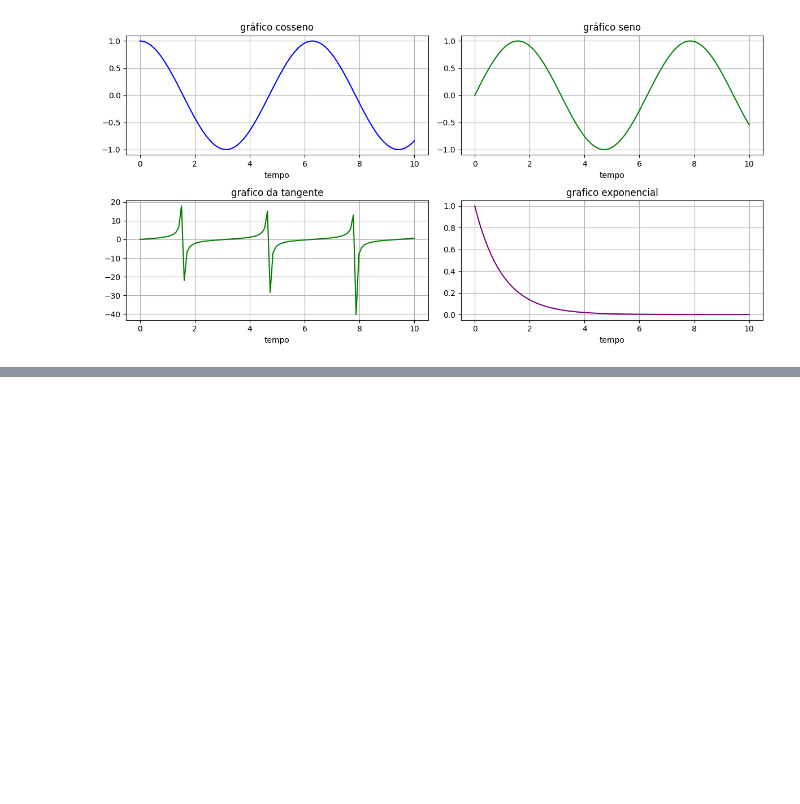
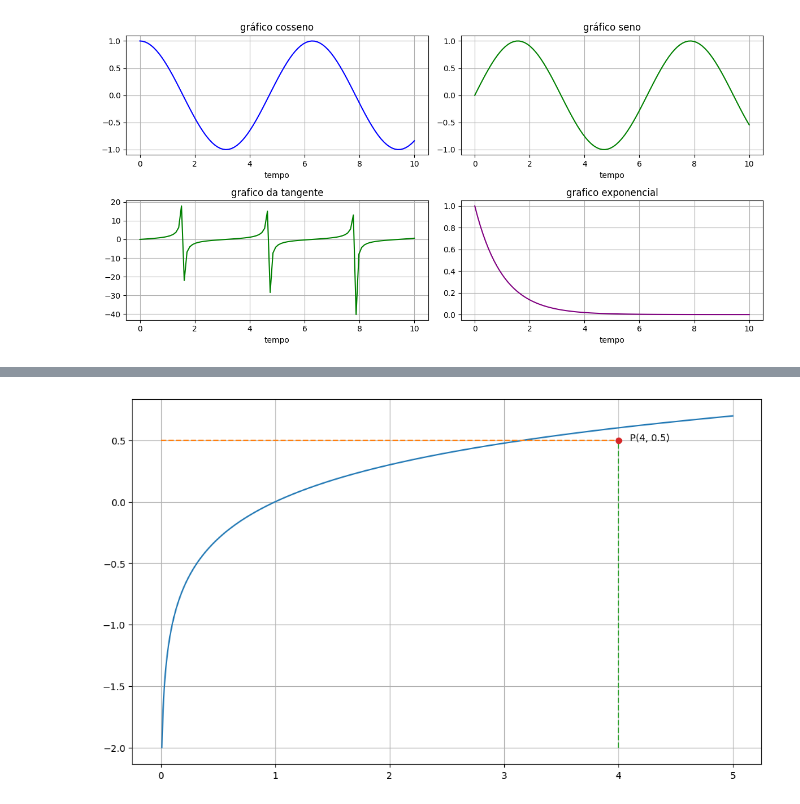
Before and after one commit to adrielnascimento/Flask_sqlalchemy, a Jupyter notebook: matplot.ipynb, the cells around one changed output, grey strips where cells are left out. Drawn from its saved outputs; the diff is of its cells as text; code cells hidden in the pictures; blank space fills up the shorter version.

```diff
--- a/matplot.ipynb
+++ b/matplot.ipynb
@@ -183,0 +218,13 @@ plt.show()
+# %%
+x = np.linspace(0, 5, 500)
+y = np.log10(x)
+fig, ax = plt.subplots(figsize=(12, 7))
+ax.plot(x, y, lw=1.5)
+ax.plot([0, 4], [0.5, 0.5], linestyle='--')
+ax.plot([4, 4], [-2.0, 0.5], linestyle='--')
+ax.plot(4, 0.5, marker='o')
+ax.text(4.1, 0.5, "P(4, 0.5)")
+ax.grid()
+plt.show()
+# %% [output]
+[figure, added]
```
Also changed, not shown: parts of 4 cells of this notebook.
